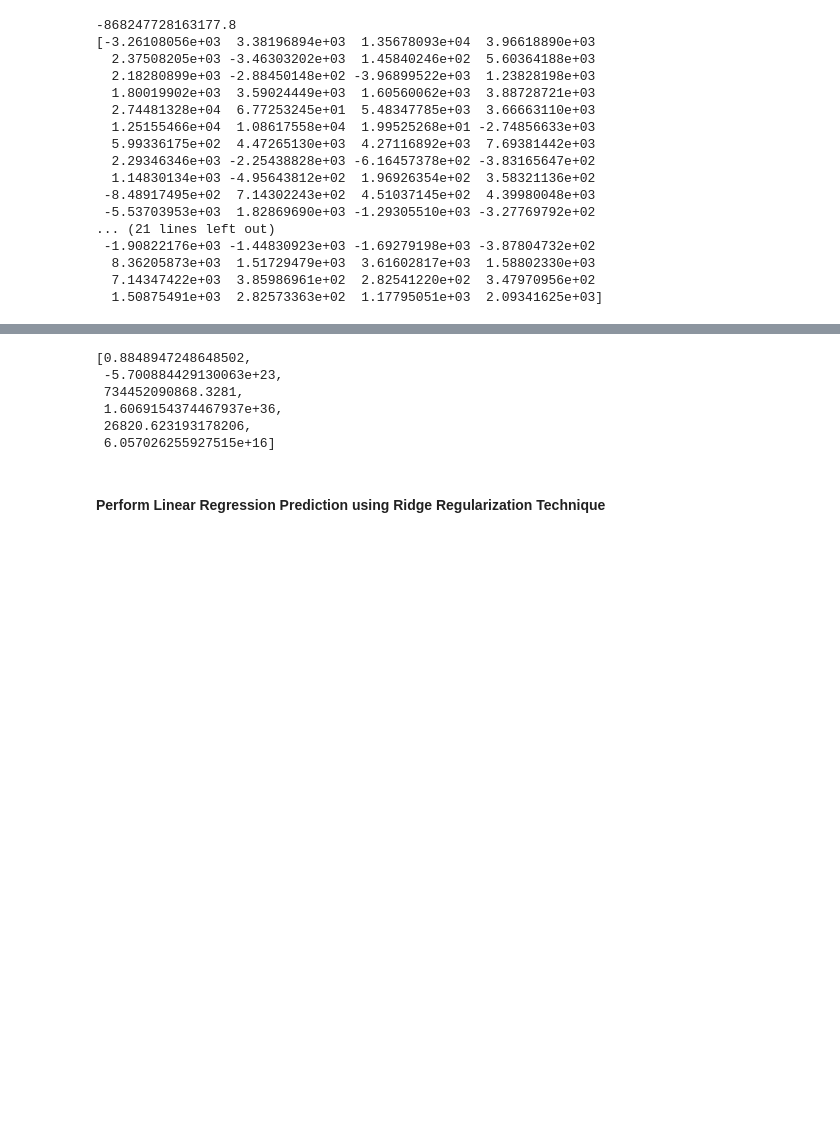
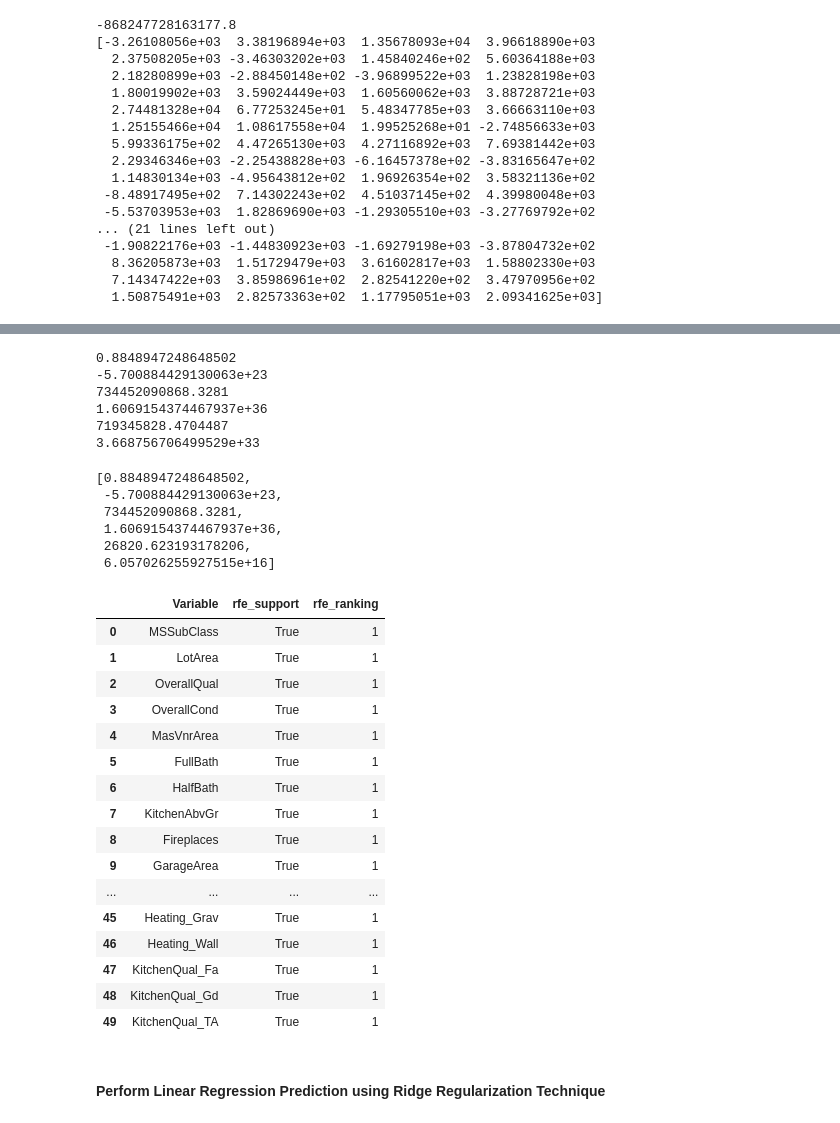
Before and after one commit to devimur2021/Australian-Housing-Prediction, a Jupyter notebook: Australian Housing Prediction.ipynb, the cells around one changed output, grey strips where cells are left out. Drawn from its saved outputs; the diff is of its cells as text; code cells hidden in the pictures; blank space fills up the shorter version.

```diff
--- a/Australian Housing Prediction.ipynb
+++ b/Australian Housing Prediction.ipynb
@@ -440,3 +547,7 @@ lm = LinearRegression()
 
 # Fit a line
 lm.fit(X_train, y_train)
+
+# running RFE
+rfe = RFE(lm, 50)
+rfe = rfe.fit(X_train, y_train)
@@ -497,3 +576,38 @@ metric.append(mse_test_lr**0.5)
+# %%
+y_pred_train = lm.predict(X_train)
+y_pred_test = lm.predict(X_test)
+
+metric = []
+r2_train_lr = r2_score(y_train, y_pred_train)
+print(r2_train_lr)
+metric.append(r2_train_lr)
+
+r2_test_lr = r2_score(y_test, y_pred_test)
+print(r2_test_lr)
+metric.append(r2_test_lr)
+
+rss1_lr = np.sum(np.square(y_train - y_pred_train))
+print(rss1_lr)
+metric.append(rss1_lr)
+
+rss2_lr = np.sum(np.square(y_test - y_pred_test))
+print(rss2_lr)
+metric.append(rss2_lr)
+
+mse_train_lr = mean_squared_error(y_train, y_pred_train)
+print(mse_train_lr)
+metric.append(mse_train_lr**0.5)
+
+mse_test_lr = mean_squared_error(y_test, y_pred_test)
+print(mse_test_lr)
+metric.append(mse_test_lr**0.5)
+# %% [output]
+0.8848947248648502
+-5.700884429130063e+23
+734452090868.3281
+1.6069154374467937e+36
+719345828.4704487
+3.668756706499529e+33
 # %%
 #Final Metric - Linear Regression
 metric
@@ -504,3 +618,33 @@ metric
  1.6069154374467937e+36,
  26820.623193178206,
  6.057026255927515e+16]
+# %%
+# Assign the columns selected by RFE to cols
+
+col = X_train.columns[rfe.support_]
+
+# assign the 50 features selected using RFE to a dataframe and view them
+
+rfe_df = pd.DataFrame(list(zip(X_train.columns,rfe.support_,rfe.ranking_)), columns=['Variable', 'rfe_support', 'rfe_ranking'])
+rfe_df = rfe_df.loc[rfe_df['rfe_support'] == True]
+rfe_df.reset_index(drop=True, inplace=True)
+
+rfe_df
+# %% [output]
+|  | Variable | rfe_support | rfe_ranking |
+| 0 | MSSubClass | True | 1 |
+| 1 | LotArea | True | 1 |
+| 2 | OverallQual | True | 1 |
+| 3 | OverallCond | True | 1 |
+| 4 | MasVnrArea | True | 1 |
+| 5 | FullBath | True | 1 |
+| 6 | HalfBath | True | 1 |
+| 7 | KitchenAbvGr | True | 1 |
+| 8 | Fireplaces | True | 1 |
+| 9 | GarageArea | True | 1 |
+| ... | ... | ... | ... |
+| 45 | Heating_Grav | True | 1 |
+| 46 | Heating_Wall | True | 1 |
+| 47 | KitchenQual_Fa | True | 1 |
+| 48 | KitchenQual_Gd | True | 1 |
+| 49 | KitchenQual_TA | True | 1 |
```
Also changed, not shown: parts of 38 cells of this notebook.
